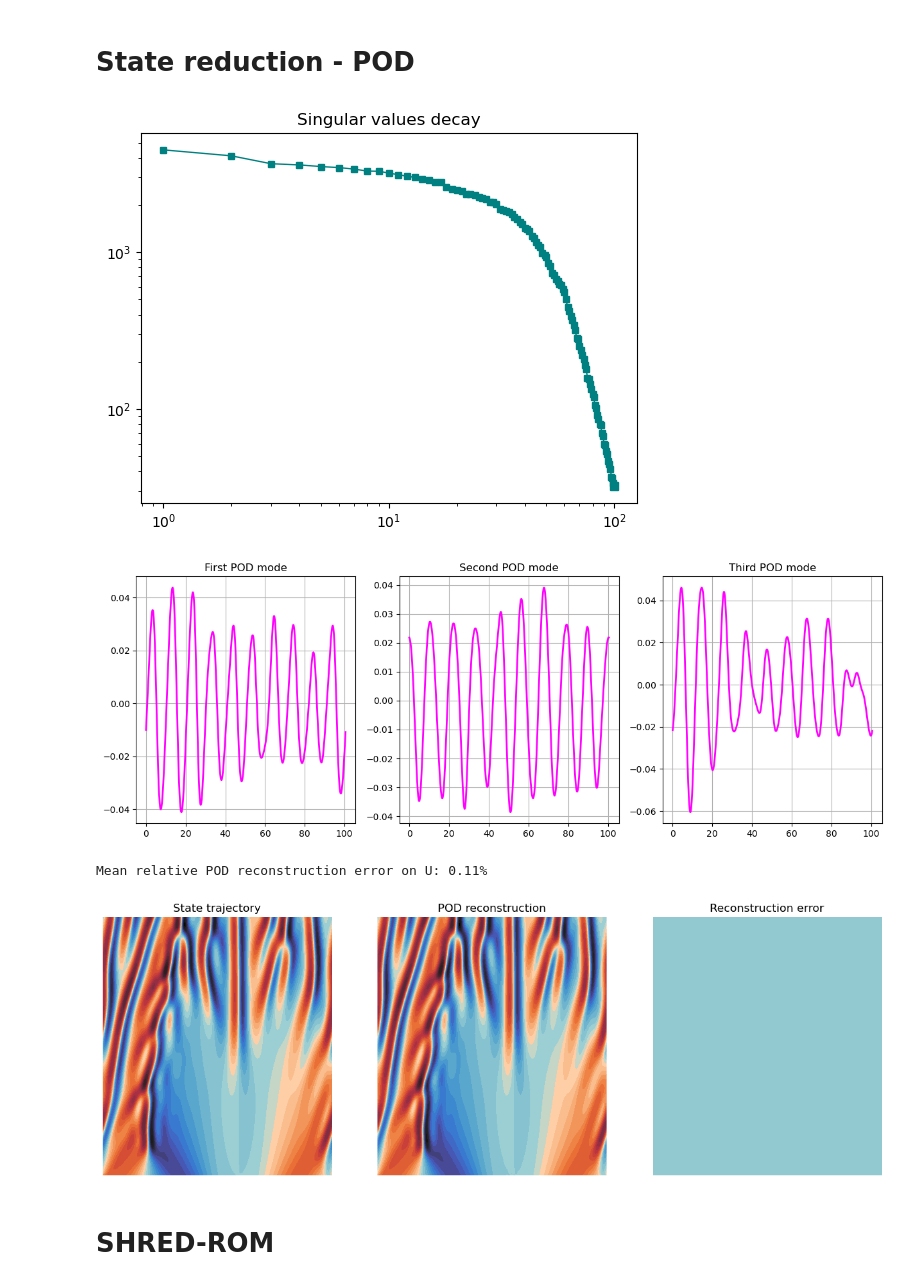
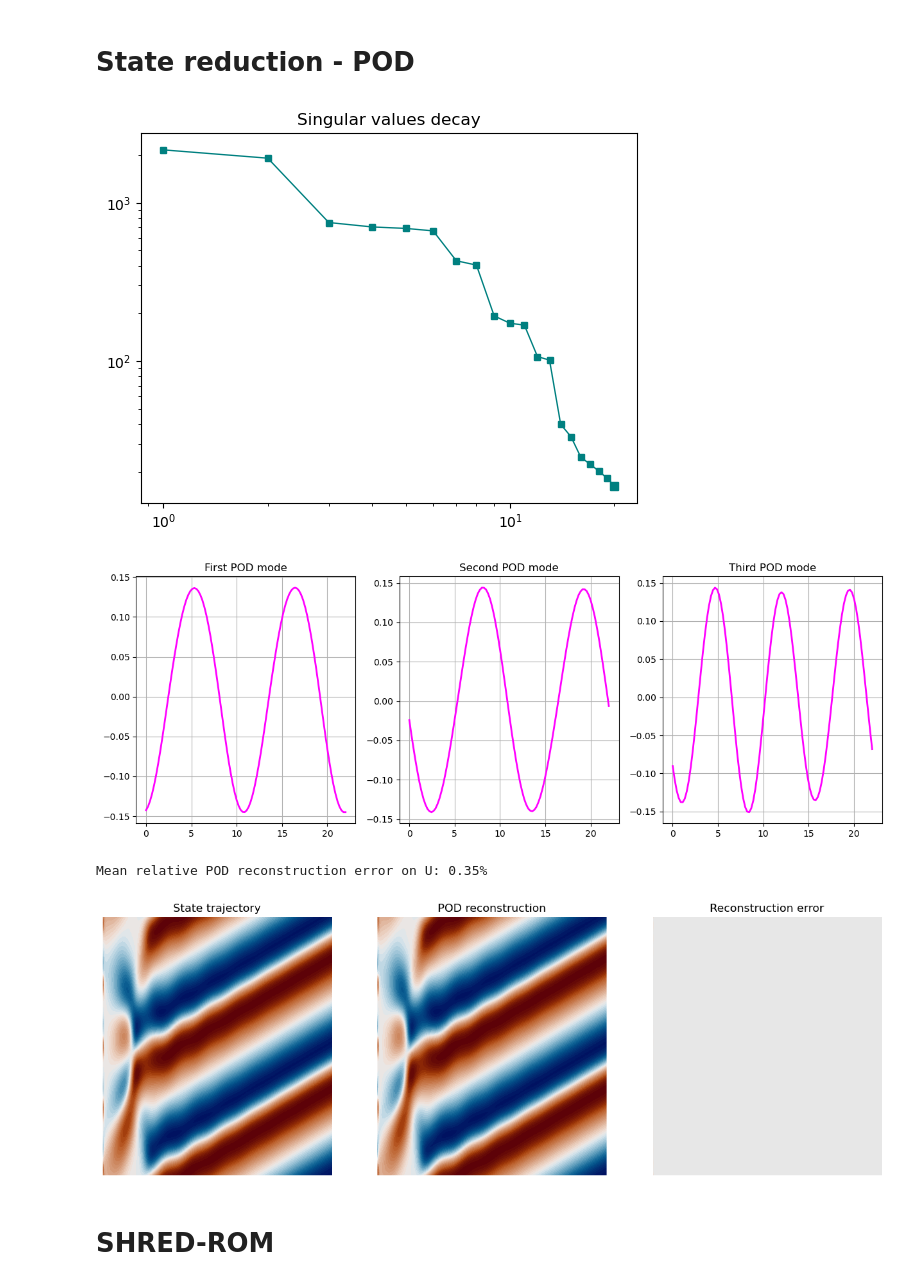
Before and after one commit to markus0800/SHRED-ROM, a Jupyter notebook: KuramotoSivashinsky.ipynb, the cells around one changed output. Cells and saved outputs as stored; diff of their text form; code cells hidden in the pictures.

```diff
--- a/KuramotoSivashinsky.ipynb
+++ b/KuramotoSivashinsky.ipynb
@@ -109,7 +102,7 @@ Computing state |██████████| 20000/20000 00:00<00:00
 # %%
 # STATE TRAJECTORY (PLOT)
 
-def plot_state(u, cmap = "jet", title = None, colorbar = True, levels = 50, vmax = None, vmin = None):
+def plot_state(u, cmap = cmc.vik, title = None, colorbar = True, levels = 50, vmax = None, vmin = None):
     """
     State trajectory
     Input: state trajectory with dimension (ntimes, nstate) and plot functionalities
@@ -119,7 +112,7 @@ def plot_state(u, cmap = "jet", title = None, colorbar = True, levels = 50, vmax
 
     timesgrid, xgrid = np.meshgrid(times, x)
 
-    fig = plt.contourf(timesgrid, xgrid, u.transpose(), cmap = cmap, levels = levels, vmax = vmax, vmin = vmin)
+    fig = plt.contourf(timesgrid, xgrid, u.t(), cmap = cmap, levels = levels, vmax = vmax, vmin = vmin)
 
     plt.xlabel(r"Time $t$")
     plt.ylabel(r"Space $x$")
@@ -130,5 +123,5 @@ def plot_state(u, cmap = "jet", title = None, colorbar = True, levels = 50, vmax
     if colorbar:
         plt.colorbar(fig)
 
-plot_state(ut, cmap, colorbar = False)
+plot_state(ut, colorbar = False)
 # %% [output]
@@ -139,8 +132,8 @@ plot_state(ut, cmap, colorbar = False)
 # GENERATE SNAPSHOTS (SKIP THIS CELL IF DATA ALREADY AVAILABLE)
 
 dt = 1e-2
-T = 60.0
-nstepsoutput = 300
+T = 200.0
+nstepsoutput = 200
 ntimes = nstepsoutput + 1 # Time series length
 
 ntrajectories = 500
@@ -178,8 +171,8 @@ Snapshots generated!
 # LOAD SNAPSHOTS MATRICES
 
 dt = 1e-2
-T = 60.0
-nstepsoutput = 300
+T = 200.0
+nstepsoutput = 200
 ntimes = nstepsoutput + 1 # Time series length
 
 ntrajectories = 500
@@ -254,7 +247,7 @@ Utest = Utest.reshape(-1, nstate).numpy()
 
 from sklearn.utils.extmath import randomized_svd
 
-kstate = 100 # Number of POD modes
+kstate = 20 # Number of POD modes
 
 W, S, V = randomized_svd(Utrain, n_components = kstate)
 
@@ -271,7 +264,7 @@ Utrain_reconstructed = W @ np.diag(S) @ V
 Uvalid_reconstructed = Uvalid @ V.transpose() @ V
 Utest_reconstructed = Utest @ V.transpose() @ V
 # %% [output]
-[figure, old version]
+[figure, new version]
 # %%
 # POD MODES (PLOT)
 
@@ -288,7 +281,7 @@ def plot_mode(u, title = None, colorbar = False):
 
 multiplot(plotlist, plot_mode, titles = ("First POD mode", "Second POD mode", "Third POD mode"), axis = True, figsize = (15, 5))
 # %% [output]
-[figure, old version]
+[figure, new version]
 # %%
 # SCALING
 
@@ -316,21 +309,21 @@ Utest_reconstructed = torch.from_numpy(Utest_reconstructed.reshape(ntest, ntimes
 
 print("Mean relative POD reconstruction error on U: %s" % num2p(mre(Utest, Utest_reconstructed)))
 # %% [output]
-Mean relative POD reconstruction error on U: 0.11%
+Mean relative POD reconstruction error on U: 0.35%
 # %%
 # FOM vs POD RECONSTRUCTION (PLOTS)
 
 which = -1
 
 plotlist = [Utest[which], Utest_reconstructed[which], np.sqrt((Utest[which] - Utest_reconstructed[which])**2)]
 vmin = min(plotlist[i].min() for i in range(len(plotlist)))
 vmax = max(plotlist[i].max() for i in range(len(plotlist)))
 
-plot_state_wrapper = lambda u: plot_state(u, cmap = cmap, colorbar = False, vmin = vmin, vmax = vmax)
+plot_state_wrapper = lambda u: plot_state(u, colorbar = False, vmin = vmin, vmax = vmax)
 
 multiplot(plotlist, plot_state_wrapper, titles = ("State trajectory", "POD reconstruction", "Reconstruction error"), figsize = (15, 5))
 # %% [output]
-[figure, old version]
+[figure, new version]
 # %% [markdown]
 # SHRED-ROM
 # %%
```
Also changed, not shown: parts of 13 cells of this notebook, 1 other file.
